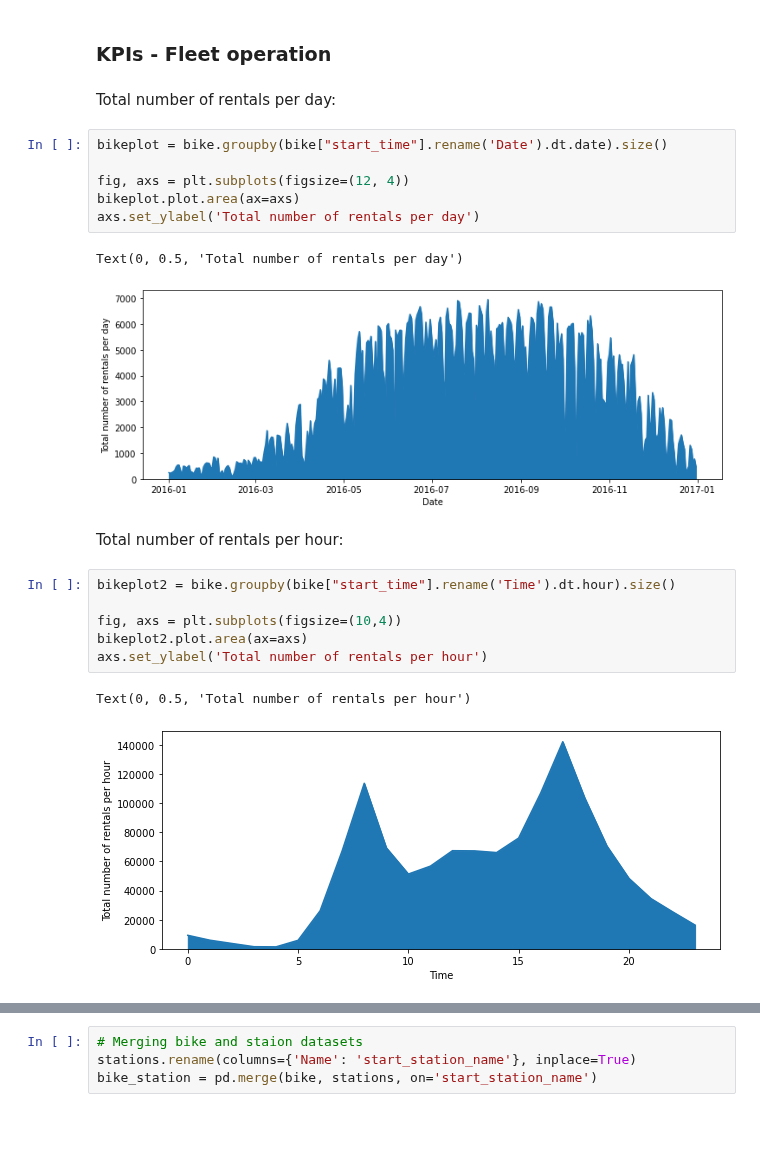
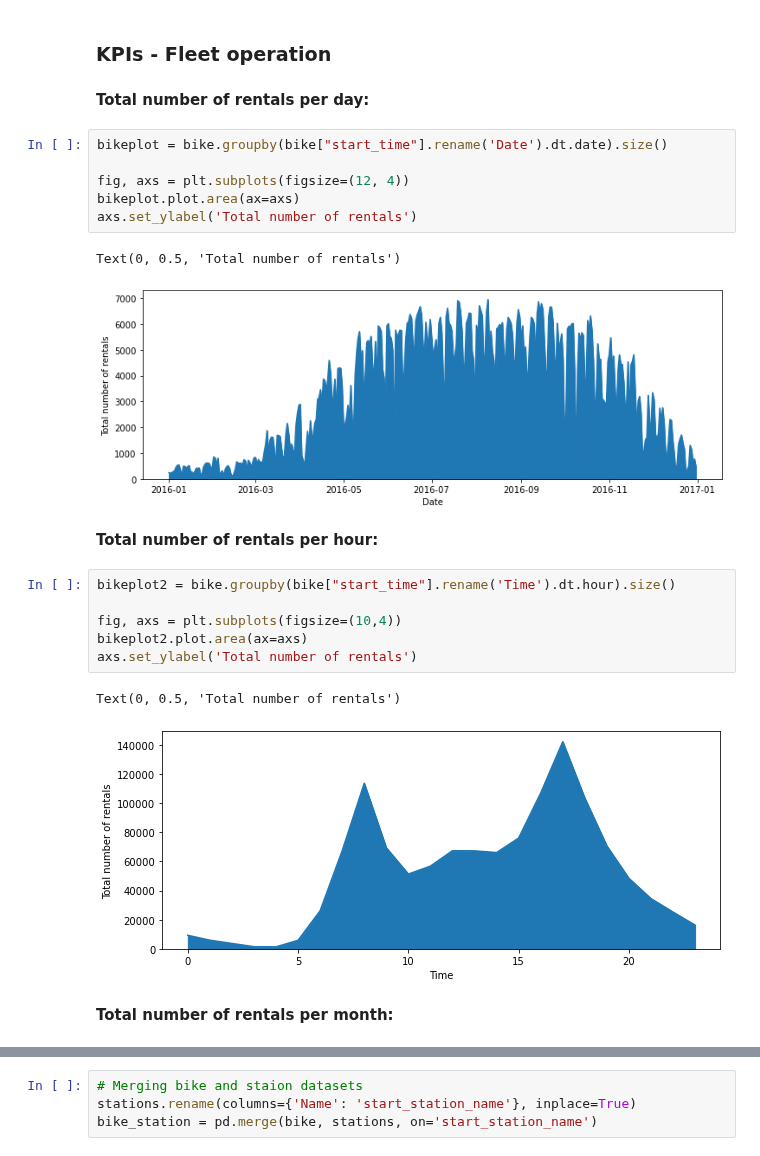
Before and after one commit to MoritzWagner13/Machine-Learning, a Jupyter notebook: Code.ipynb, the cells around one changed output, grey strips where cells are left out. Cells and saved outputs as stored; diff of their text form; blank space fills up the shorter version.

```diff
--- a/Code.ipynb
+++ b/Code.ipynb
@@ -411,27 +411,29 @@ NaN_for_attribute2
 # %% [markdown]
 ### KPIs - Fleet operation
 # %% [markdown]
-Total number of rentals per day:
+**Total number of rentals per day:**
 # %%
 bikeplot = bike.groupby(bike["start_time"].rename('Date').dt.date).size()
 
 fig, axs = plt.subplots(figsize=(12, 4))
 bikeplot.plot.area(ax=axs)
-axs.set_ylabel('Total number of rentals per day')
+axs.set_ylabel('Total number of rentals')
 # %% [output]
-Text(0, 0.5, 'Total number of rentals per day')
+Text(0, 0.5, 'Total number of rentals')
-[figure, old version]
+[figure, new version]
 # %% [markdown]
-Total number of rentals per hour:
+**Total number of rentals per hour:**
 # %%
 bikeplot2 = bike.groupby(bike["start_time"].rename('Time').dt.hour).size()
 
 fig, axs = plt.subplots(figsize=(10,4))
 bikeplot2.plot.area(ax=axs)
-axs.set_ylabel('Total number of rentals per hour')
+axs.set_ylabel('Total number of rentals')
 # %% [output]
-Text(0, 0.5, 'Total number of rentals per hour')
+Text(0, 0.5, 'Total number of rentals')
-[figure, old version]
+[figure, new version]
+# %% [markdown]
+**Total number of rentals per month:**
 # %%
 bikeplot2 = bike.groupby(bike["start_time"].rename('Month').dt.month).size()
 
```
Also changed, not shown: parts of 8 cells of this notebook.
